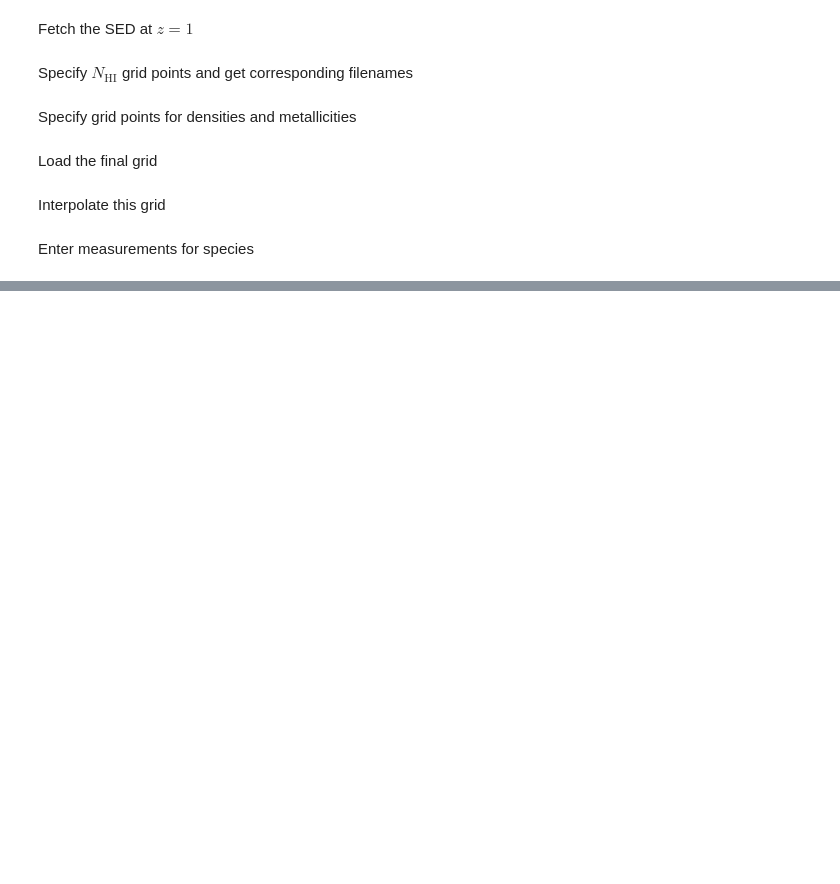
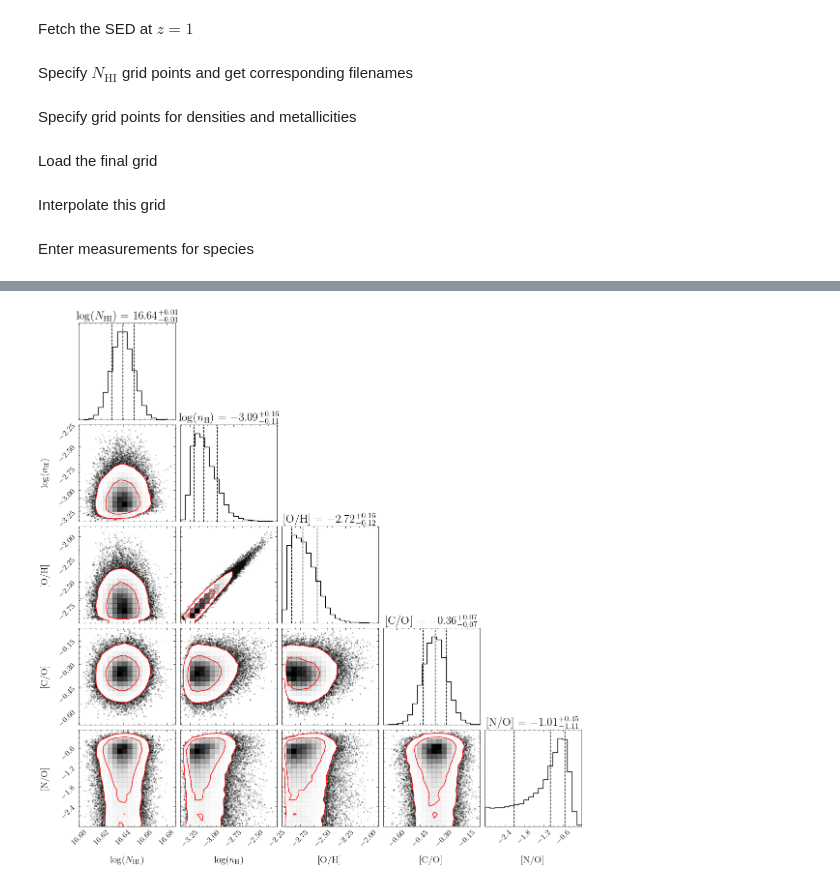
Before and after one commit to suyashk12/cgm_science, a Jupyter notebook: cloudy_fitting/z=0.72_cloudy_fit.ipynb, the cells around one changed output, grey strips where cells are left out. Drawn from its saved outputs; the diff is of its cells as text; code cells hidden in the pictures; blank space fills up the shorter version.

Commit message:
Updated CLOUDY fits

```diff
--- a/cloudy_fitting/z=0.72_cloudy_fit.ipynb
+++ b/cloudy_fitting/z=0.72_cloudy_fit.ipynb
@@ -102,14 +71,0 @@ Get a low and high density phase of the CLOUDY models to overplot on column dens
-# %%
-log_hdens_test = -1.7
-log_metals_test = -1.2
-
-logN_species_test = []
-
-# Respect ordering of ions
-for i in range(1,len(ions_ordered)):
-
-    ion = ions_ordered[i]
-    s = ion_species_dict[ion]
-
-    # Get interpolated column density from CLOUDY grid
-    logN_species_test.append(species_logN_interp[s]([logN_HI_test, log_hdens_test, log_metals_test])[0])
@@ -267,11 +71,0 @@ np.save(file='z_0_72882_alpha_samples', arr=sampler.get_chain())
-# %%
-fig, axes = plt.subplots(2, figsize=(10, 7), sharex=True)
-labels = ["log_hdens", "log_metals"]
-for i in range(ndim):
-    ax = axes[i]
-    ax.plot(samples[:, :, i], "k", alpha=0.3)
-    ax.set_xlim(0, len(samples))
-    ax.set_ylabel(labels[i])
-    ax.yaxis.set_label_coords(-0.1, 0.5)
-
-axes[-1].set_xlabel("step number");
@@ -361,0 +161,19 @@ ax.set_xticks([], minor=True)
+# %%
+#flat_samples_subsolar = pd.DataFrame(sampler.get_chain(discard=100, flat=True), columns=['logN_HI', 'log_hdens', '[O/H]', '[C/O]', '[N/O]'])
+#flat_samples_subsolar.to_csv(savedir+'subsolar_flat.csv', index=False)
+
+flat_samples_subsolar = pd.read_csv(savedir+'subsolar_flat.csv')
+# %%
+flat_samples_subsolar['[M/H]'] = [get_metal_abundance(flat_samples_subsolar.iloc[i]['[O/H]'],
+                                                   {'C': flat_samples_subsolar.iloc[i]['[C/O]'],
+                                                    'N': flat_samples_subsolar.iloc[i]['[N/O]']}) for
+                               i in range(len(flat_samples_subsolar))]
+# %%
+fig = corner.corner(
+    flat_samples_subsolar.loc[:, ['logN_HI', 'log_hdens', '[O/H]', '[C/O]', '[N/O]']],
+    quantiles = [0.16, 0.5, 0.84], show_titles=True,
+    labels=[r'$\log(N_{\mathrm{HI}})$', r'$\log(n_\mathrm{H})$', r'$[\mathrm{O/H}]$',
+            r'$[\mathrm{C/O}]$', r'$[\mathrm{N/O}]$'],
+    plot_density=True, levels=[0.68, 0.95], contour_kwargs={'colors':'red'}
+);
+# %% [output]
@@ -361,0 +181 @@ ax.set_xticks([], minor=True)
+[figure, added]
```
Also changed, not shown: parts of 56 cells of this notebook, 2 other files.
